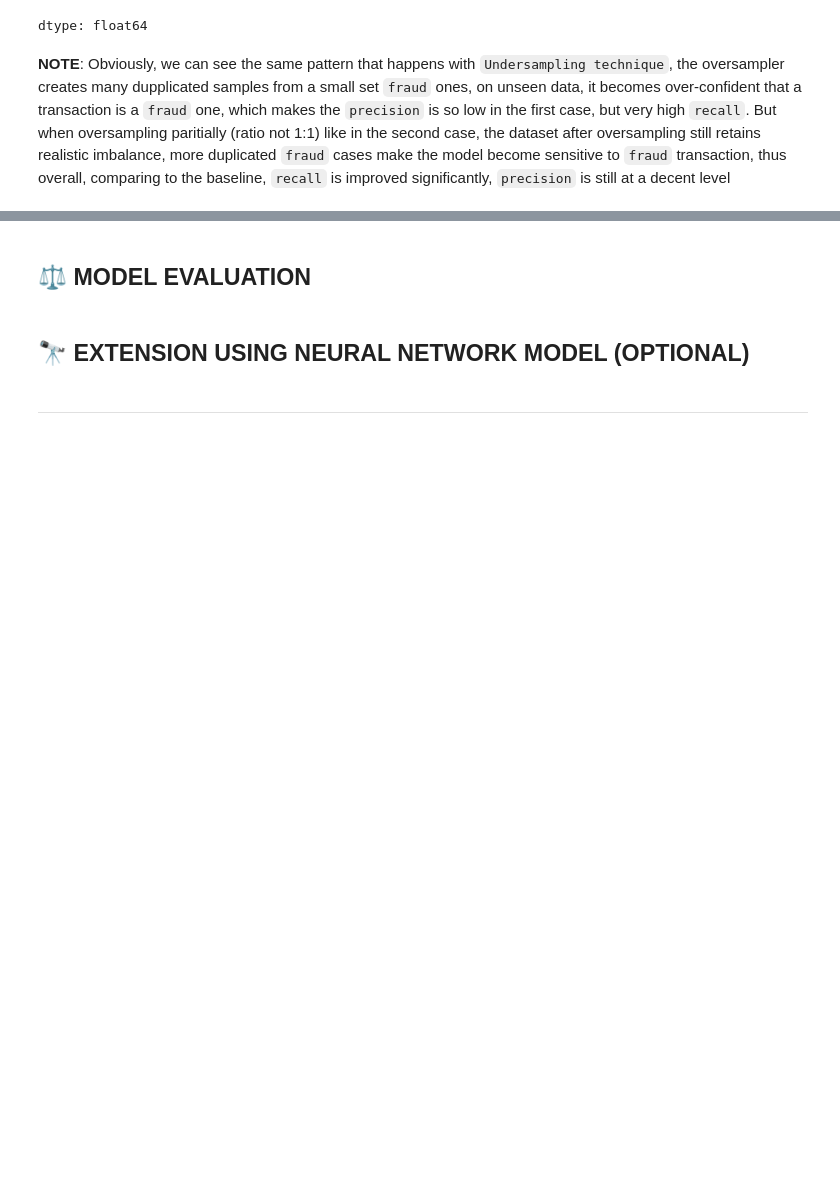
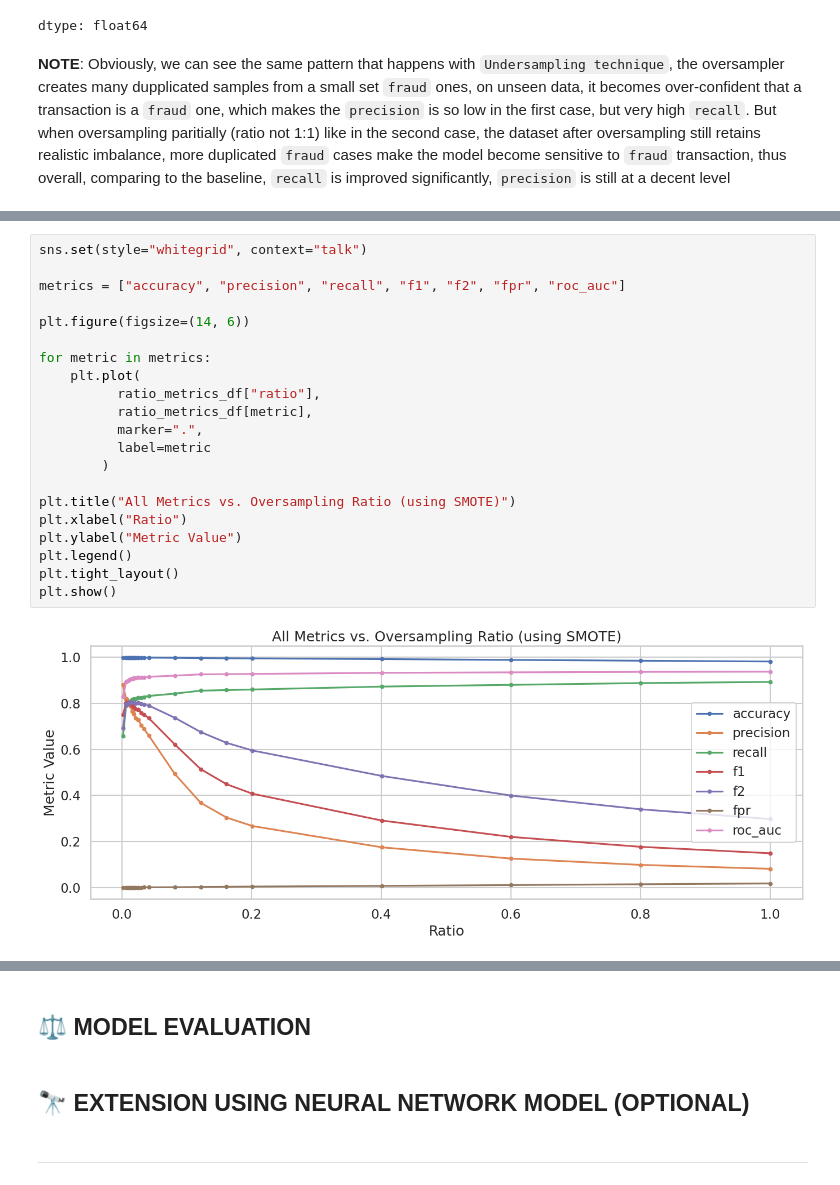
Before and after one commit to trungdung1711/credit-card-fraud-detection, a Jupyter notebook: notebooks/_v1.ipynb, the cells around one changed output, grey strips where cells are left out. Drawn from its saved outputs; the diff is of its cells as text; blank space fills up the shorter version.

```diff
--- a/notebooks/_v1.ipynb
+++ b/notebooks/_v1.ipynb
@@ -1251,0 +2178,23 @@ dtype: float64
+# %%
+sns.set(style="whitegrid", context="talk")
+
+metrics = ["accuracy", "precision", "recall", "f1", "f2", "fpr", "roc_auc"]
+
+plt.figure(figsize=(14, 6))
+
+for metric in metrics:
+    plt.plot(
+          ratio_metrics_df["ratio"],
+          ratio_metrics_df[metric],
+          marker=".",
+          label=metric
+        )
+
+plt.title("All Metrics vs. Oversampling Ratio (using SMOTE)")
+plt.xlabel("Ratio")
+plt.ylabel("Metric Value")
+plt.legend()
+plt.tight_layout()
+plt.show()
+# %% [output]
+[figure, added]
```
Also changed, not shown: parts of 49 cells of this notebook.
